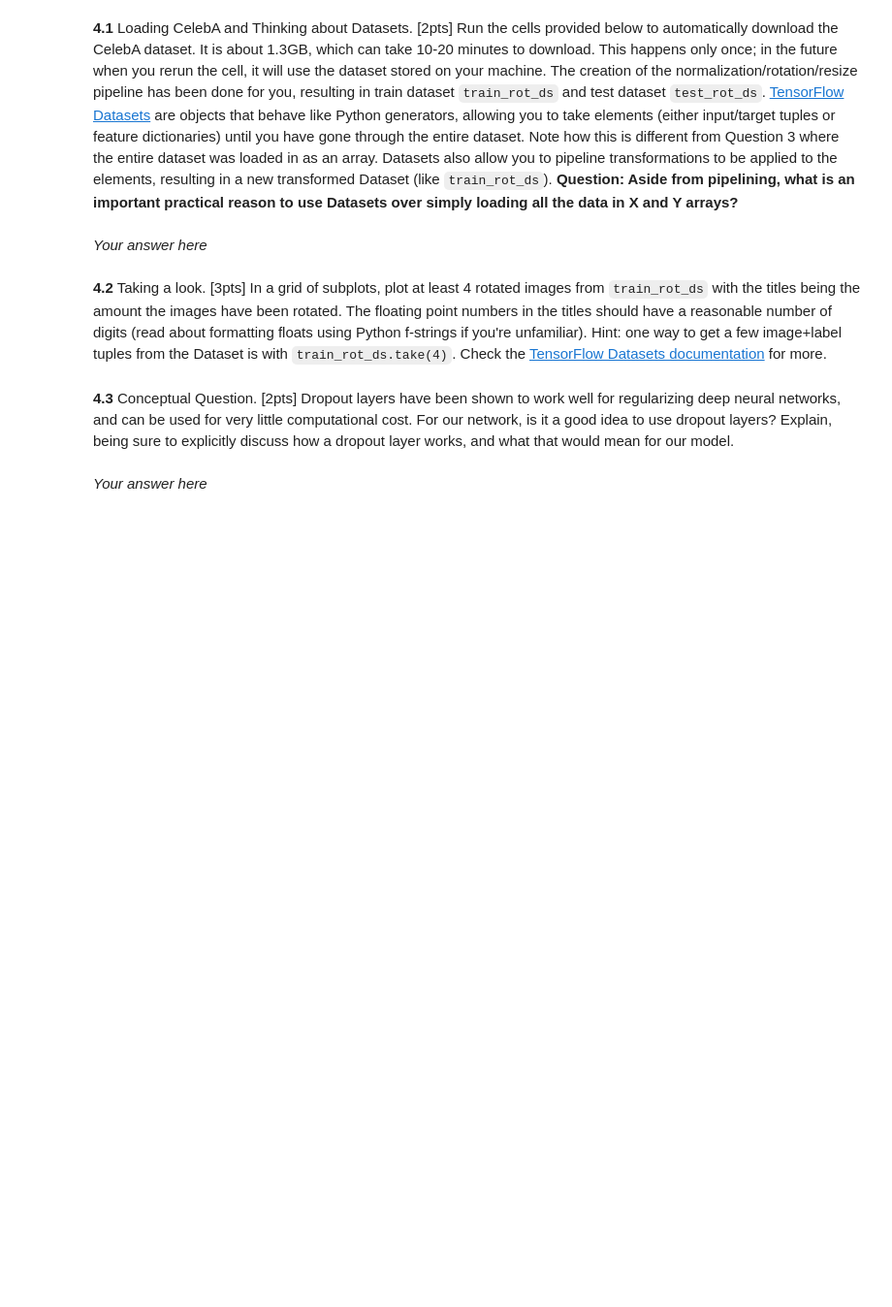
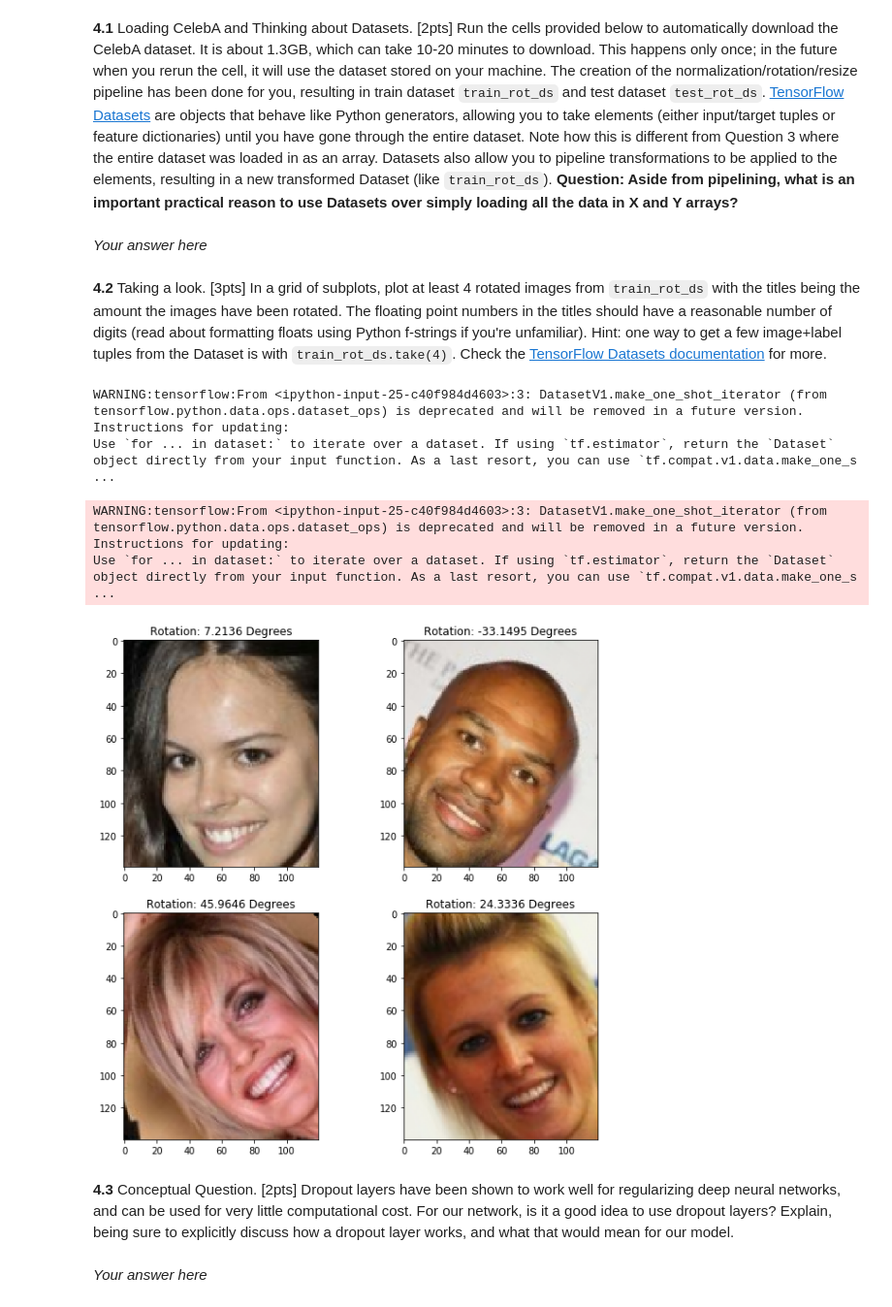
Before and after one commit to simonwarchol/2020-CS109B, a Jupyter notebook: content/homeworks/hw04/notebook/cs109b_hw4.ipynb, the cells around one changed output. Shown at 97% size. Drawn from its saved outputs; the diff is of its cells as text; code cells hidden in the pictures; blank space fills up the shorter version.

```diff
--- a/content/homeworks/hw04/notebook/cs109b_hw4.ipynb
+++ b/content/homeworks/hw04/notebook/cs109b_hw4.ipynb
@@ -916,3 +915,24 @@ test_rot_ds = test_celeb.map(tf_random_rotate_image)
+# %%
+# your code here
+dataset = train_rot_ds.take(4)
+iterator = dataset.make_one_shot_iterator()
+fig,ax = plt.subplots(2,2, figsize=(10,10))
+ax = ax.flat
+for i in range(4):
+    img,label = iterator.get_next()
+    ax[i].set_title("Rotation: "+str(np.around(label.numpy(),4))+" Degrees")
+    ax[i].imshow(img)
+
+# # print(np.shape(image_batch))
+# print(label_batch)
+# %% [output]
+WARNING:tensorflow:From <ipython-input-25-c40f984d4603>:3: DatasetV1.make_one_shot_iterator (from tensorflow.python.data.ops.dataset_ops) is deprecated and will be removed in a future version.
+Instructions for updating:
+Use `for ... in dataset:` to iterate over a dataset. If using `tf.estimator`, return the `Dataset` object directly from your input function. As a last resort, you can use `tf.compat.v1.data.make_one_s ...
+WARNING:tensorflow:From <ipython-input-25-c40f984d4603>:3: DatasetV1.make_one_shot_iterator (from tensorflow.python.data.ops.dataset_ops) is deprecated and will be removed in a future version.
+Instructions for updating:
+Use `for ... in dataset:` to iterate over a dataset. If using `tf.estimator`, return the `Dataset` object directly from your input function. As a last resort, you can use `tf.compat.v1.data.make_one_s ...
+[figure, added]
 # %% [markdown]
 **4.3** Conceptual Question. [2pts] Dropout layers have been shown to work well for regularizing deep neural networks, and can be used for very little computational cost. For our network, is it a good idea to use dropout layers? Explain, being sure to explicitly discuss how a dropout layer works, and what that would mean for our model.
 # %% [markdown]
```
Also changed, not shown: parts of 12 cells of this notebook.
